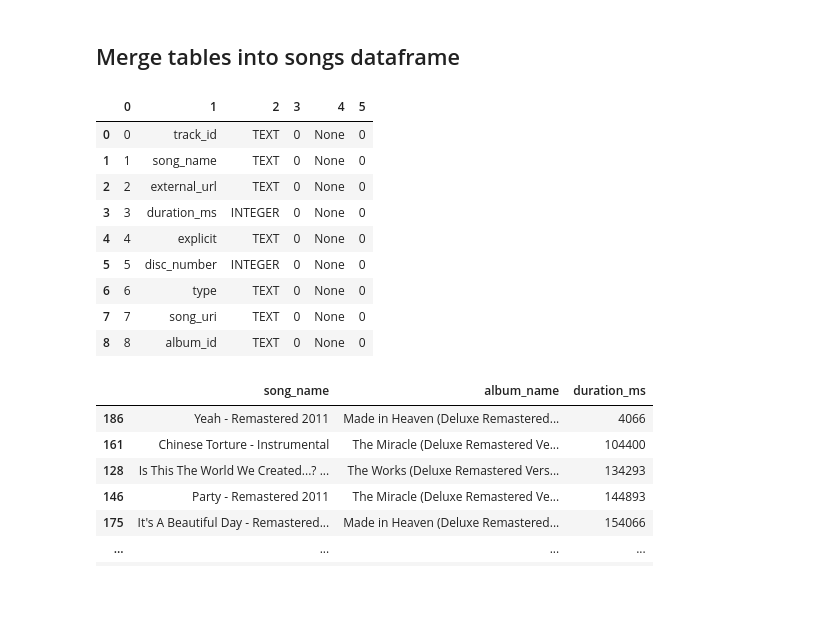
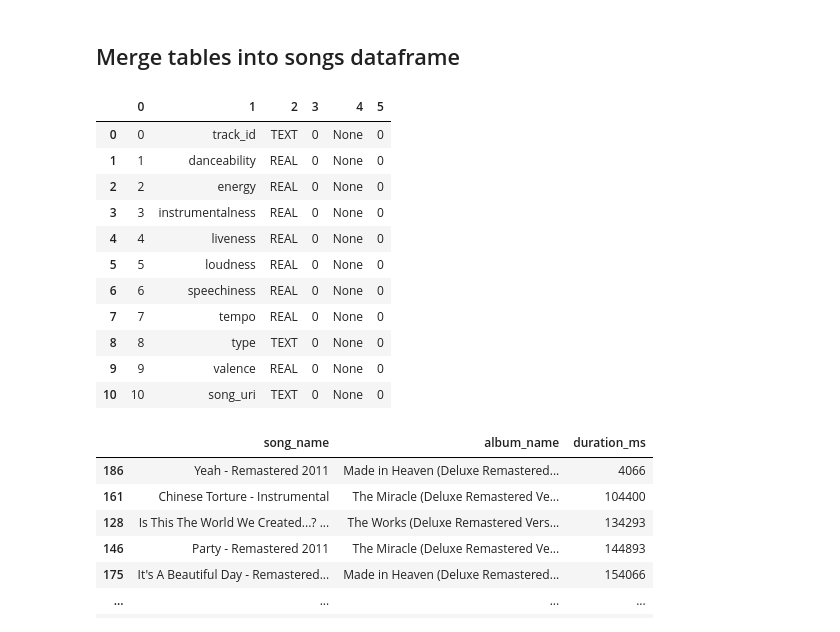
Before and after one commit to vmorenocosta/vanguard_de_project, a Jupyter notebook: submission/notebooks/p2_data_visualization.ipynb, the cells around one changed output. Drawn from its saved outputs; the diff is of its cells as text; code cells hidden in the pictures; blank space fills up the shorter version.

```diff
--- a/submission/notebooks/p2_data_visualization.ipynb
+++ b/submission/notebooks/p2_data_visualization.ipynb
@@ -325,18 +325,20 @@ sql_tables = {}
 for table_name in ['artist','album','track','track_feature']:
     sql_tables[table_name] = retrieve_table(table_name, "spotify")
 # %%
-retrieve_query_pd('PRAGMA table_info(track)',range(6),'spotify')
+retrieve_query_pd('PRAGMA table_info(track_feature)',range(6),'spotify')
 # %% [output]
 |  | 0 | 1 | 2 | 3 | 4 | 5 |
 | 0 | 0 | track_id | TEXT | 0 | None | 0 |
-| 1 | 1 | song_name | TEXT | 0 | None | 0 |
-| 2 | 2 | external_url | TEXT | 0 | None | 0 |
-| 3 | 3 | duration_ms | INTEGER | 0 | None | 0 |
-| 4 | 4 | explicit | TEXT | 0 | None | 0 |
-| 5 | 5 | disc_number | INTEGER | 0 | None | 0 |
-| 6 | 6 | type | TEXT | 0 | None | 0 |
-| 7 | 7 | song_uri | TEXT | 0 | None | 0 |
-| 8 | 8 | album_id | TEXT | 0 | None | 0 |
+| 1 | 1 | danceability | REAL | 0 | None | 0 |
+| 2 | 2 | energy | REAL | 0 | None | 0 |
+| 3 | 3 | instrumentalness | REAL | 0 | None | 0 |
+| 4 | 4 | liveness | REAL | 0 | None | 0 |
+| 5 | 5 | loudness | REAL | 0 | None | 0 |
+| 6 | 6 | speechiness | REAL | 0 | None | 0 |
+| 7 | 7 | tempo | REAL | 0 | None | 0 |
+| 8 | 8 | type | TEXT | 0 | None | 0 |
+| 9 | 9 | valence | REAL | 0 | None | 0 |
+| 10 | 10 | song_uri | TEXT | 0 | None | 0 |
 # %%
 songs = pd.merge(sql_tables['track_feature'], sql_tables['track'], on="track_id", how="outer", suffixes=('_feature','_track'))
 
```
Also changed, not shown: 5 other files.
